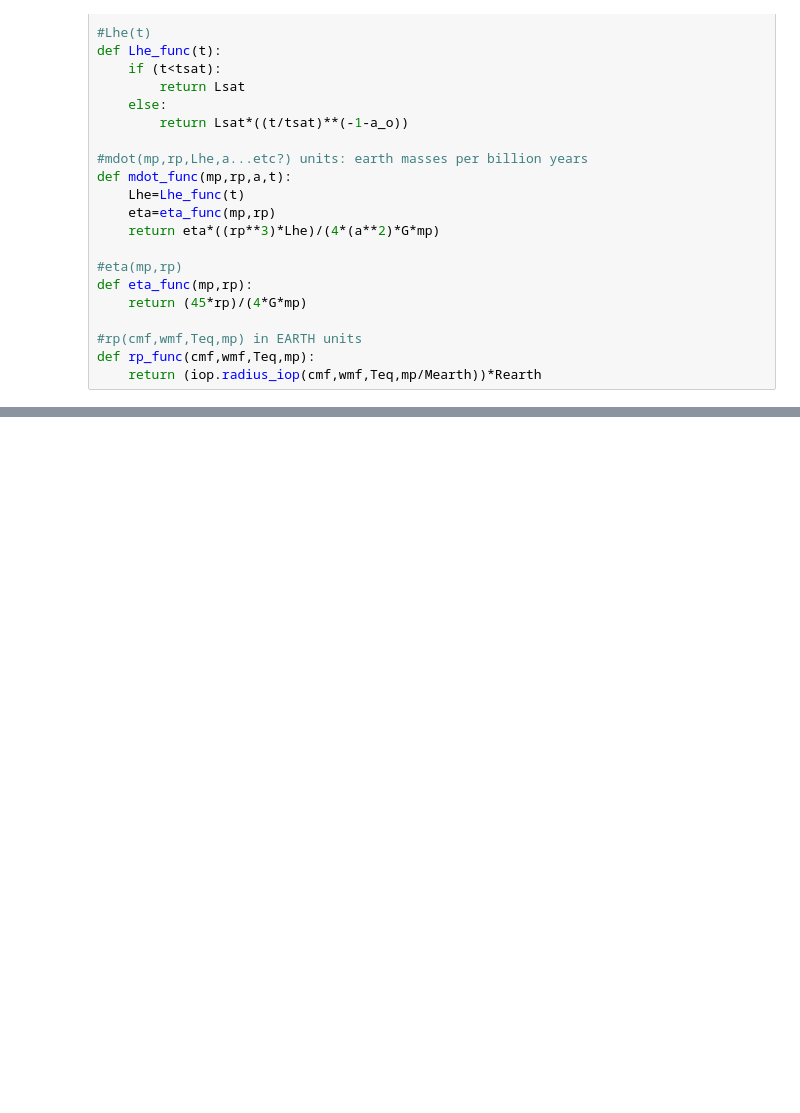
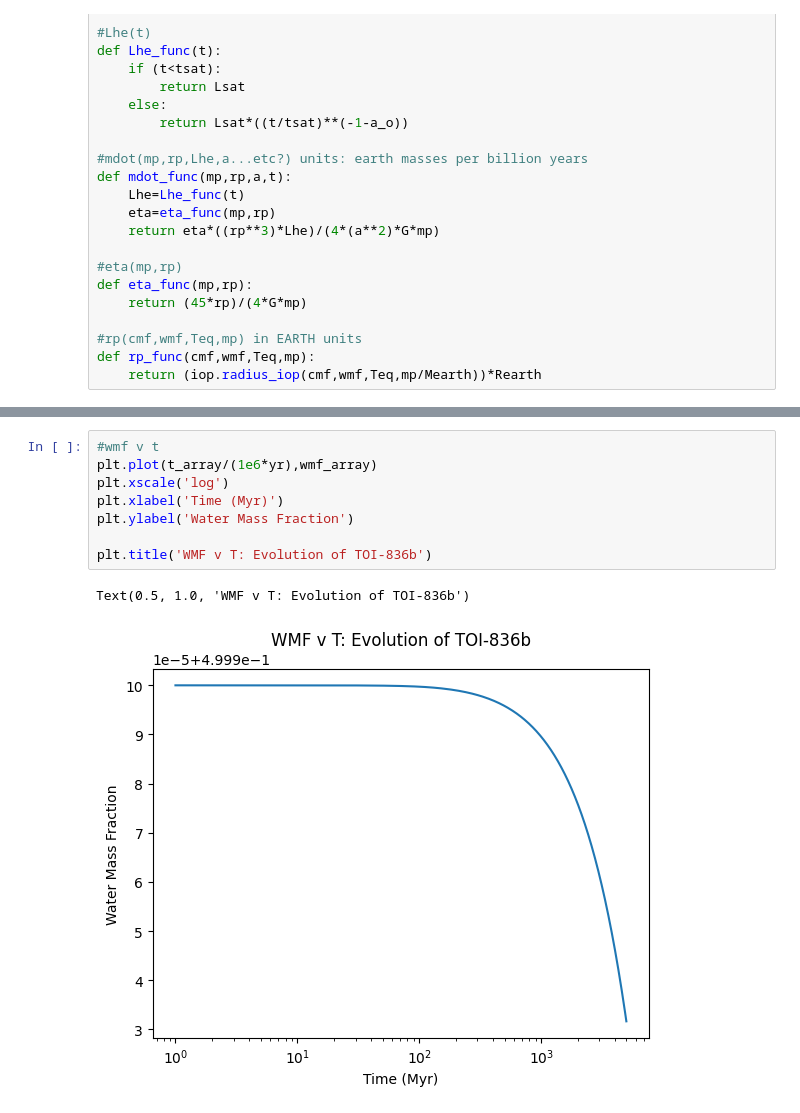
Before and after one commit to an0wen/astro9-w25-steamworldsloss, a Jupyter notebook: planet_evolution_jj.ipynb, the cells around one changed output, grey strips where cells are left out. Drawn from its saved outputs; the diff is of its cells as text; blank space fills up the shorter version.

```diff
--- a/planet_evolution_jj.ipynb
+++ b/planet_evolution_jj.ipynb
@@ -126,0 +184,11 @@ t: 1.5005e+17, mdot: 0.29127574, mp: 2.7054019
+# %%
+#wmf v t
+plt.plot(t_array/(1e6*yr),wmf_array)
+plt.xscale('log')
+plt.xlabel('Time (Myr)')
+plt.ylabel('Water Mass Fraction')
+
+plt.title('WMF v T: Evolution of TOI-836b')
+# %% [output]
+Text(0.5, 1.0, 'WMF v T: Evolution of TOI-836b')
+[figure, added]
```
Also changed, not shown: parts of 11 cells of this notebook.
